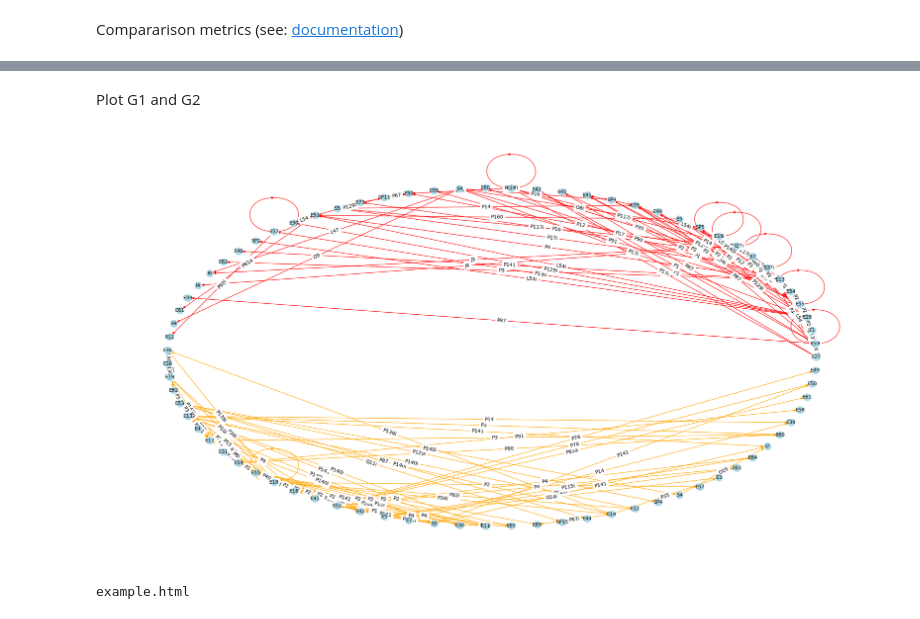
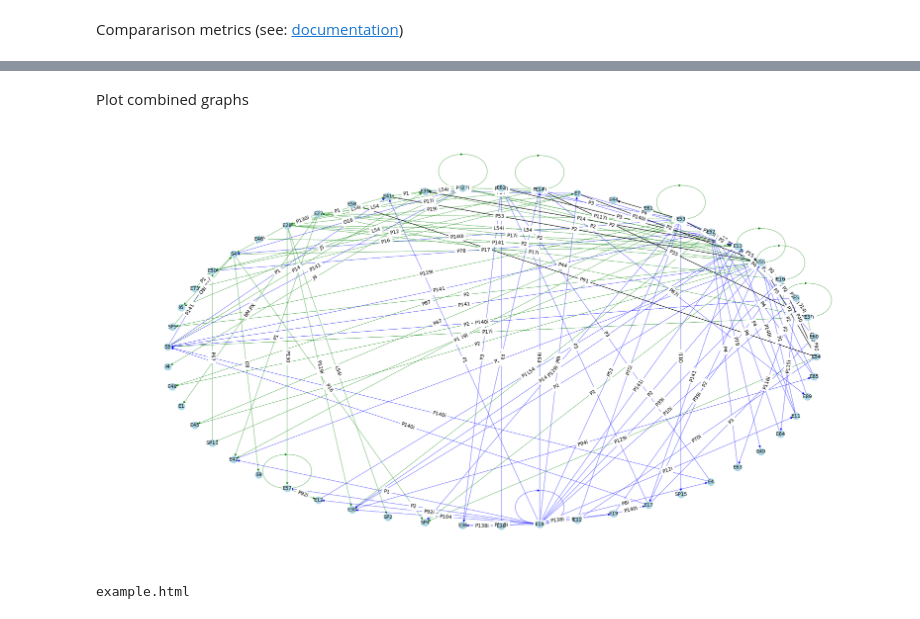
Before and after one commit to achp-project/cultural-heritage, a Jupyter notebook: presentation/bhdc/graph_parser_comparator_example.ipynb, the cells around one changed output, grey strips where cells are left out. Cells and saved outputs as stored; diff of their text form; code cells hidden in the pictures.

```diff
--- a/presentation/bhdc/graph_parser_comparator_example.ipynb
+++ b/presentation/bhdc/graph_parser_comparator_example.ipynb
@@ -173,5 +158,0 @@ Functions for graphs
-# %%
-# test unique
-a = df_all_match['G'].unique()
-print(sorted(a))
-'both' in a
@@ -229,12 +226,11 @@ Plot individual graphs and store them in a list
 # %%
-graph_list = []
+# graph_list = []
 a = df_all_match['G'].unique()
 a = a.tolist()
-a.remove('both')
 for i in a:
   print(i)
   G = create_graph(i)
-  graph_list.append(G)
+  # graph_list.append(G)
   plot_G(G)
 # %% [output]
 EAMENA_Heritage%20Place
@@ -379,58 +242,37 @@ df_both
-# %%
-boths = df_both['both'].unique().tolist()
-boths.remove('0')
-
-for i in boths:
-	# get the first one only, the second will be replaced
-	both_row_to_keep  = df_both.index[df_both['both'] == i].tolist()[0]
-	id_source_to_keep = df_both.iloc[both_row_to_keep]['id_source']
-	id_target_to_keep = df_both.iloc[both_row_to_keep]['id_target']
-	# collect the ids of the second one
-	both_row_to_change  = df_both.index[df_both['both'] == i].tolist()[1]
-	id_source_to_change = df_both.iloc[both_row_to_change]['id_source']
-	id_target_to_change = df_both.iloc[both_row_to_change]['id_target']
-	# replace ids 'to_change' by ids 'to_keep'
-	# replace with the source
-	df_both['id_source'] = df_both['id_source'].replace([id_source_to_change], id_source_to_keep)
-	df_both['id_target'] = df_both['id_target'].replace([id_source_to_change], id_source_to_keep)
-	# replace with the target
-	df_both['id_source'] = df_both['id_source'].replace([id_target_to_change], id_target_to_keep)
-	df_both['id_target'] = df_both['id_target'].replace([id_target_to_change], id_target_to_keep)
-df_both
-# %% [markdown]
-Plot G1 and G2
+# %% [markdown]
+Plot combined graphs
 # %%
 # assign colors
-boths = df_both['G'].unique().tolist()
+boths = df_all_complete['G'].unique().tolist()
 boths.remove('both')
 boths.append('both')
-colors = ['green', 'red', 'yellow', 'blue', 'purple']
+colors = ['green', 'blue', 'red', 'yellow', 'purple']
 colors = colors[0:len(boths)-1]
 colors.append('black')
 df = pd.DataFrame(list(zip(boths, colors)),
                columns =['G', 'color'])
-df_both.merge(df, left_on='G', right_on='G')
+df_all_complete = df_all_complete.merge(df, left_on='G', right_on='G')
 
 # load with attributes
-G = nx.from_pandas_edgelist(df_both, 'id_source', 'id_target', True, create_using=nx.DiGraph())
+G = nx.from_pandas_edgelist(df_all_complete, 'source', 'target', True, create_using=nx.DiGraph())
 for i in G.nodes():
-     G.nodes[i]['entity'] = dn_all[dn_all['id']==i]['entity'].item()
+     G.nodes[i]['entity'] = re.sub(r'_.*', '',  i)
 
 edges = G.edges()
-colors = [G[u][v]['color'] for u,v in edges]
-weights = [G[u][v]['weight'] for u,v in edges]
+colors = list(nx.get_edge_attributes(G,'color').values())
+weights = list(nx.get_edge_attributes(G,'weight').values())
 
 p = nx.circular_layout(G)
 labels_nodes = nx.get_node_attributes(G, 'entity')
 labels_nodes = nodes_labels(labels_nodes)
 labels_edges = nx.get_edge_attributes(G, 'property')
 labels_edges = edges_labels(labels_edges)
 plt.figure(figsize = (fig_dim + 12, fig_dim + 2))
 nx.draw(G, pos=p, labels = labels_nodes, with_labels = True, node_size = node_size, node_color = node_color, font_size = font_size, edge_color=colors, width=weights)
 nx.draw_networkx_edge_labels(G, pos=p, edge_labels = labels_edges)
 plt.show()
 # %% [output]
-[figure, old version]
+[figure, new version]
 # %%
 # TODO
 # Plot it in an interactive window, see: https://pyvis.readthedocs.io/en/latest/tutorial.html?highlight=jupyter#using-pyvis-within-jupyter-notebook
```
Also changed, not shown: parts of 21 cells of this notebook.
